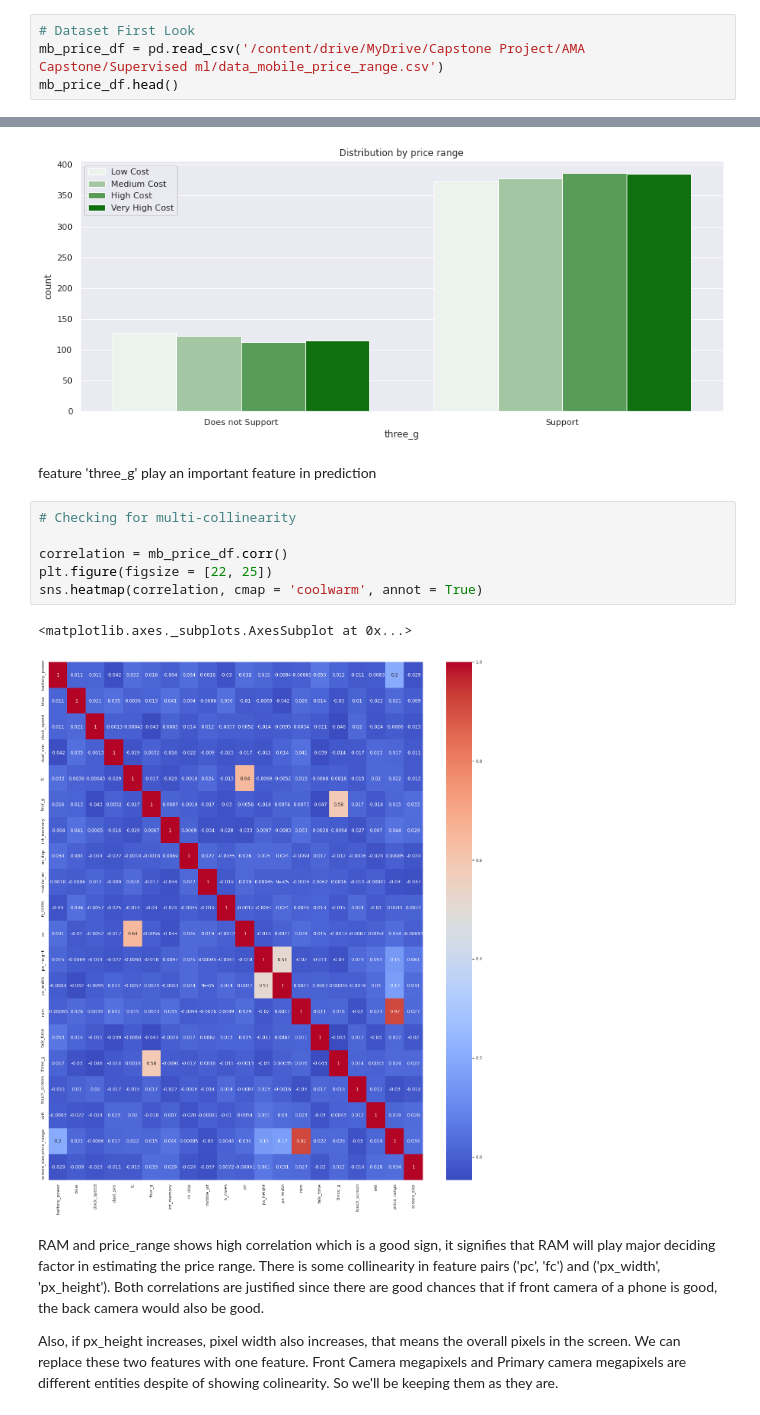
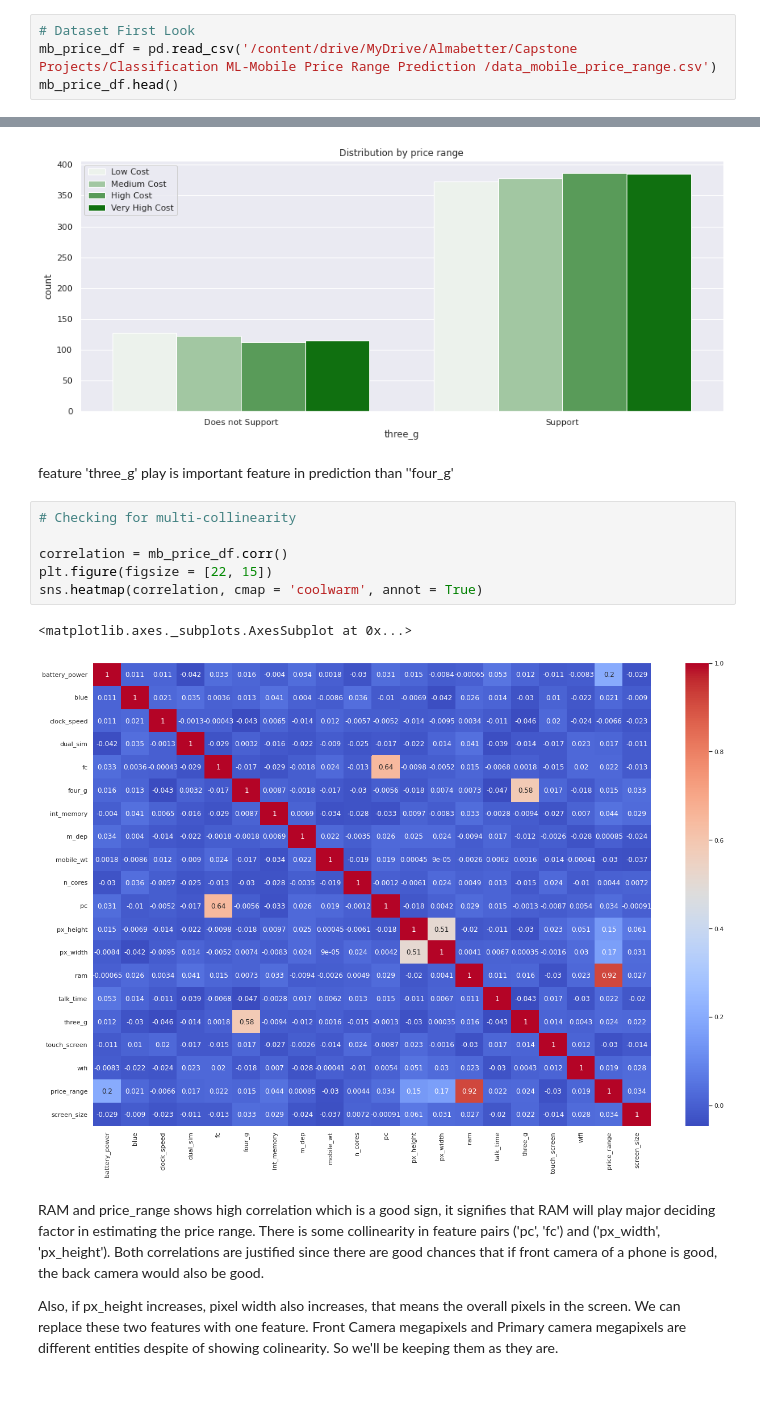
Before and after one commit to Palak-bindal/Mobile-Price-Range-Prediction, a Jupyter notebook: Classification_Mobile_Price_Range_Prediction.ipynb, the cells around one changed output, grey strips where cells are left out. Saved outputs shown, nothing was run; the diff lists cells and outputs as text.

```diff
--- a/Classification_Mobile_Price_Range_Prediction.ipynb
+++ b/Classification_Mobile_Price_Range_Prediction.ipynb
@@ -114,7 +104,7 @@ Drive already mounted at /content/drive; to attempt to forcibly remount, call dr
 ### Dataset First View
 # %%
 # Dataset First Look
-mb_price_df = pd.read_csv('/content/drive/MyDrive/Capstone Project/AMA Capstone/Supervised ml/data_mobile_price_range.csv')
+mb_price_df = pd.read_csv('/content/drive/MyDrive/Almabetter/Capstone Projects/Classification ML-Mobile Price Range Prediction /data_mobile_price_range.csv')
 mb_price_df.head()
 # %% [output]
 |  | battery_power | blue | clock_speed | dual_sim | fc | four_g | int_memory | m_dep | mobile_wt | ... |
@@ -499,16 +518,16 @@ for col in imp_features:
 [figure]
 [figure]
 # %% [markdown]
-feature 'three_g' play an important feature in prediction
+feature 'three_g' play is important feature in prediction than ''four_g'
 # %%
 # Checking for multi-collinearity
 
 correlation = mb_price_df.corr()
-plt.figure(figsize = [22, 25])
+plt.figure(figsize = [22, 15])
 sns.heatmap(correlation, cmap = 'coolwarm', annot = True)
 # %% [output]
 <matplotlib.axes._subplots.AxesSubplot at 0x...>
-[figure, old version]
+[figure, new version]
 # %% [markdown]
 RAM and price_range shows high correlation which is a good sign, it signifies that RAM will play major deciding factor in estimating the price range.
 There is some collinearity in feature pairs ('pc', 'fc') and ('px_width', 'px_height'). Both correlations are justified since there are good chances that if front camera of a phone is good, the back camera would also be good.
```
Also changed, not shown: parts of 68 cells of this notebook.
